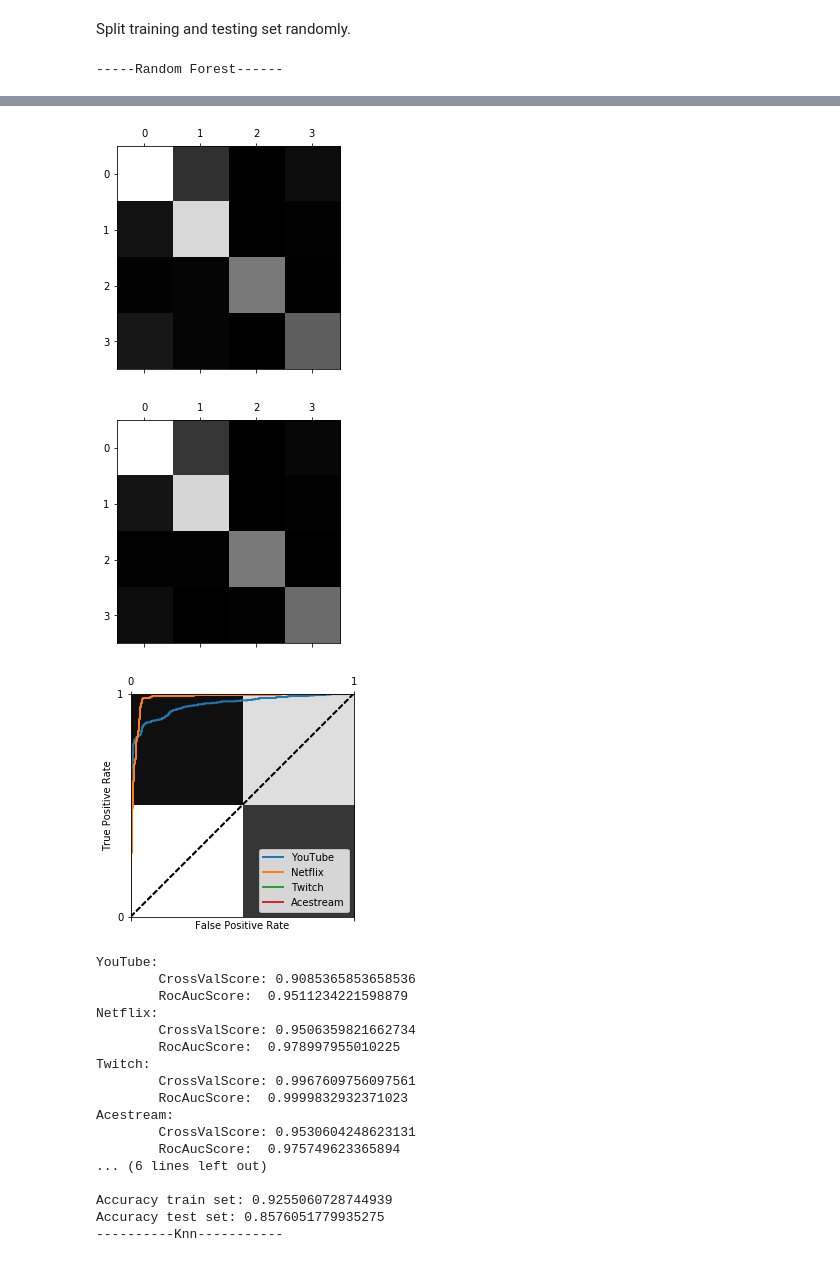
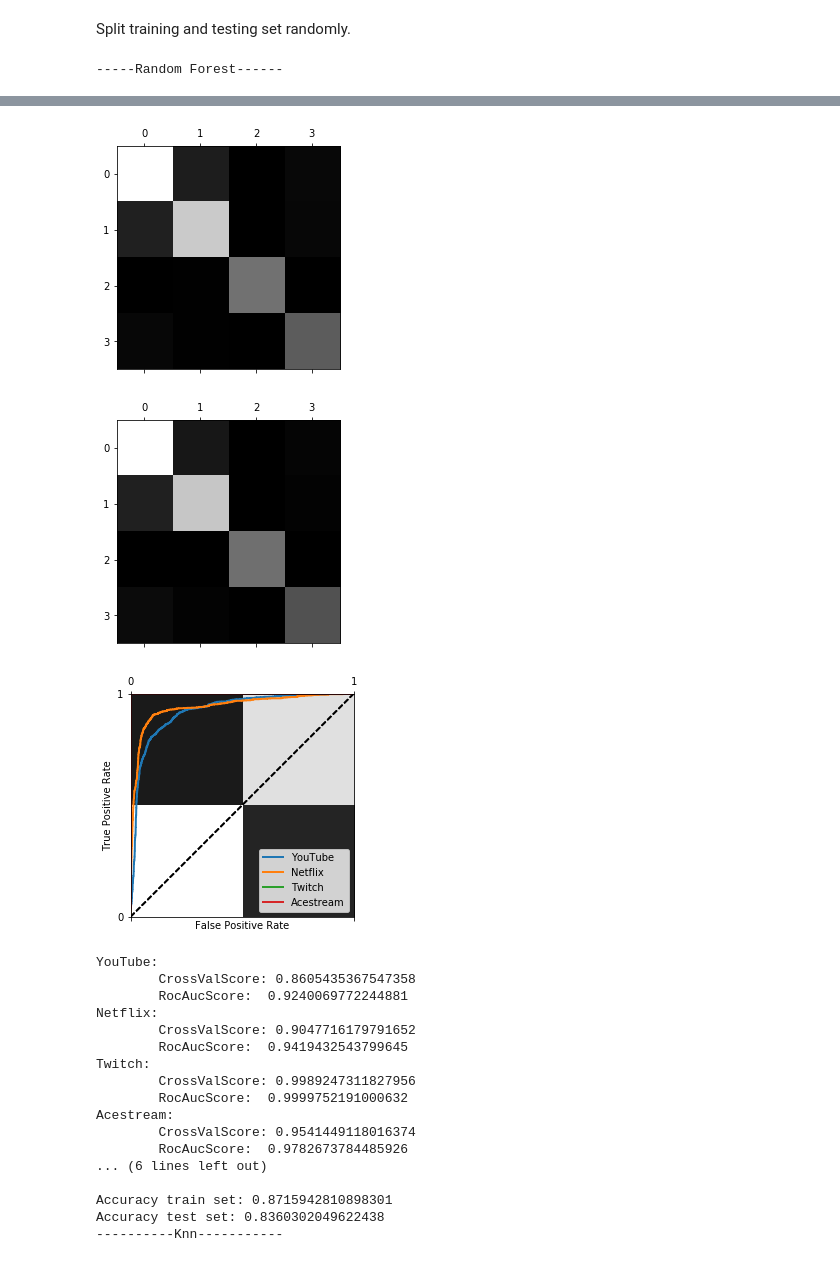
Before and after one commit to alagoa/application-identification, a Jupyter notebook: analysis/video_vs_video.ipynb, the cells around one changed output, grey strips where cells are left out. Drawn from its saved outputs; the diff is of its cells as text; code cells hidden in the pictures.

```diff
--- a/analysis/video_vs_video.ipynb
+++ b/analysis/video_vs_video.ipynb
@@ -54,7 +54,7 @@ scalogram = scalogram_1 + scalogram_2 + scalogram_3 + scalogram_4 + scalogram_5
 Load the dataset.
 # %%
 base_folder = "csv/"
-file_name = 'all_30s_1s_32.csv'
+file_name = 'all_10s_1s_32.csv'
 
 dataset = pd.read_csv(os.path.join(str(base_folder), str(file_name)))
 
@@ -186,7 +186,7 @@ from sklearn.decomposition import PCA
 labels = dataset['label']
 dataset_no_label = dataset.loc[:, dataset.columns != 'label']
 
-pca = PCA(n_components=20)
+pca = PCA(n_components=40)
 main_components = pca.fit_transform(dataset_no_label)
 dataset = pd.DataFrame(data = main_components)
 dataset['label'] = labels
@@ -292,6 +292,10 @@ def do_test_forest(model):
     print("Accuracy test set: " + str(sum(predictions == y_test)/float(len(y_test))))
 # %%
 def do_test_forest_ovo(model):
+
+    cv_mc = cross_val_score(model, x_train, y_train, cv=10, scoring="accuracy")
+    print("\tCrossValScore: " + str(sum(cv_mc)/len(cv_mc)))
+
 
     model.fit(x_train, y_train)
     predictions = model.predict(x_test)
@@ -462,7 +466,7 @@ knn = KNeighborsClassifier()
 do_test_knn(knn)
 
 print("-----Neural Network-----")
-nn = MLPClassifier()
+nn = MLPClassifier(max_iter=1000)
 do_test_knn(nn)
 
 
@@ -516,21 +520,21 @@ Accuracy test set: 0.8705501618122977
 ----------SVM-----------
 [figure]
 [figure]
-[figure, old version]
+[figure, new version]
 YouTube:
-        CrossValScore: 0.9085365853658536
-        RocAucScore:  0.9511234221598879
+        CrossValScore: 0.8605435367547358
+        RocAucScore:  0.9240069772244881
 Netflix:
-        CrossValScore: 0.9506359821662734
-        RocAucScore:  0.978997955010225
+        CrossValScore: 0.9047716179791652
+        RocAucScore:  0.9419432543799645
 Twitch:
-        CrossValScore: 0.9967609756097561
-        RocAucScore:  0.9999832932371023
+        CrossValScore: 0.9989247311827956
+        RocAucScore:  0.9999752191000632
 Acestream:
-        CrossValScore: 0.9530604248623131
-        RocAucScore:  0.975749623365894
+        CrossValScore: 0.9541449118016374
+        RocAucScore:  0.9782673784485926
 ... (6 lines left out)
 
-Accuracy train set: 0.9255060728744939
-Accuracy test set: 0.8576051779935275
+Accuracy train set: 0.8715942810898301
+Accuracy test set: 0.8360302049622438
 ----------Knn-----------
```
Also changed, not shown: parts of 4 cells of this notebook, 7 other files.
